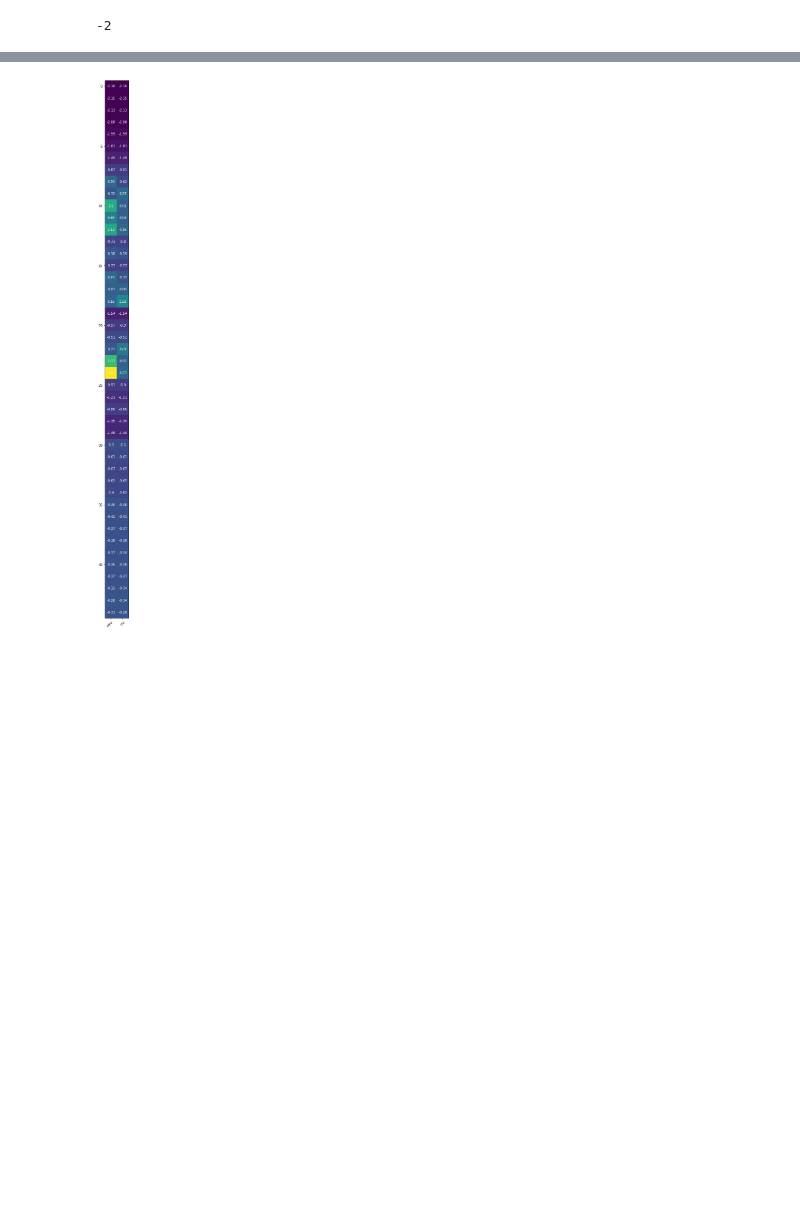
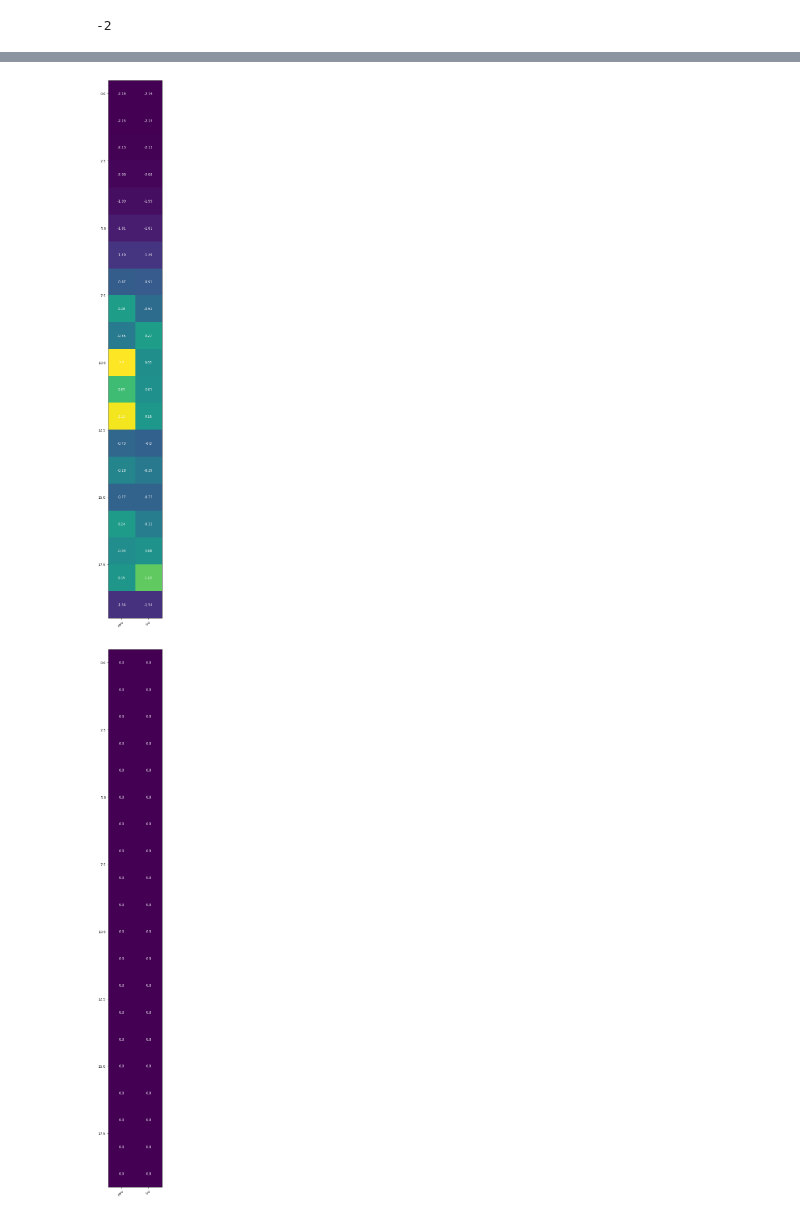
Before and after one commit to cardwizard/DatabaseDeepQL, a Jupyter notebook: QLearning-deeksha_with_labels.ipynb, the cells around one changed output, grey strips where cells are left out. Cells and saved outputs as stored; diff of their text form; code cells hidden in the pictures; blank space fills up the shorter version.

```diff
--- a/QLearning-deeksha_with_labels.ipynb
+++ b/QLearning-deeksha_with_labels.ipynb
@@ -377,7 +377,7 @@ df_q_value["rolling"] = df_q_value.rolling(1000).mean()
 # %%
 df_q_value.columns=["Absolute change in Q values", "Average change in Q values over 200 episodes"]
 ax=df_q_value.plot(figsize=(20,5))
-ax.set_xlabel("Episodes")
-ax.set_ylabel("Change in Q values")
-ax.savefig(filename+"Q_val.jpg")
+plt.xlabel("Episodes")
+plt.ylabel("Change in Q values")
+plt.savefig(filename+"Q_val.jpg")
 # %% [output]
@@ -398,37 +396,37 @@ join = pd.DataFrame(q_table[111:])
 start_of_range=66
 end_of_range=111
 # %%
-import numpy as np
-import matplotlib
-import matplotlib.pyplot as plt
-# sphinx_gallery_thumbnail_number = 2
+def generate_heatmap(start_of_range, end_of_range):
+    farmers = ["mru", "lru"]
+    fig, ax = plt.subplots()
+    im = ax.imshow(q_table[start_of_range:end_of_range])
 
-farmers = ["mru", "lru"]
-fig, ax = plt.subplots()
-im = ax.imshow(q_table[start_of_range:end_of_range])
+    # We want to show all ticks...
+    ax.set_xticks(np.arange(len(farmers)))
+    #ax.set_yticks(np.arange(len(vegetables)))
+    # ... and label them with the respective list entries
+    ax.set_xticklabels(farmers)
+    #ax.set_yticklabels(vegetables)
 
-# We want to show all ticks...
-ax.set_xticks(np.arange(len(farmers)))
-#ax.set_yticks(np.arange(len(vegetables)))
-# ... and label them with the respective list entries
-ax.set_xticklabels(farmers)
-#ax.set_yticklabels(vegetables)
+    # Rotate the tick labels and set their alignment.
+    plt.setp(ax.get_xticklabels(), rotation=45, ha="right",
+             rotation_mode="anchor")
 
-# Rotate the tick labels and set their alignment.
-plt.setp(ax.get_xticklabels(), rotation=45, ha="right",
-         rotation_mode="anchor")
-
-# Loop over data dimensions and create text annotations.
-for i in range(len(q_table[start_of_range:end_of_range])):
-    for j in range(len(farmers)):
-        #print(q_table[66+i, j])
-        text = ax.text(j, i, round(q_table[start_of_range+i, j],2),
-                       ha="center", va="center", color="w")
-fig.set_figheight(30)
-fig.set_figwidth(20)
-#ax.set_title("Harvest of local farmers (in tons/year)")
-plt.show()
-plt.savefig(filename+"Heatmap.jpg")
-#Copy to clipboard
+    # Loop over data dimensions and create text annotations.
+    for i in range(len(q_table[start_of_range:end_of_range])):
+        for j in range(len(farmers)):
+            #print(q_table[66+i, j])
+            text = ax.text(j, i, round(q_table[start_of_range+i, j],2),
+                           ha="center", va="center", color="w")
+    fig.set_figheight(30)
+    fig.set_figwidth(20)
+    #ax.set_title("Harvest of local farmers (in tons/year)")
+    plt.show()
+    fig.savefig(filename+"r_"+str(start_of_range)+"_Heatmap.jpg")
+    #Copy to clipboard
-# %% [output]
-[figure, removed]
+# %%
+for r in [66,11,111]:
+    generate_heatmap(r, r+20)
+# %% [output]
+[figure, added]
+[figure, added]
```
Also changed, not shown: parts of 6 cells of this notebook, 8 other files.
